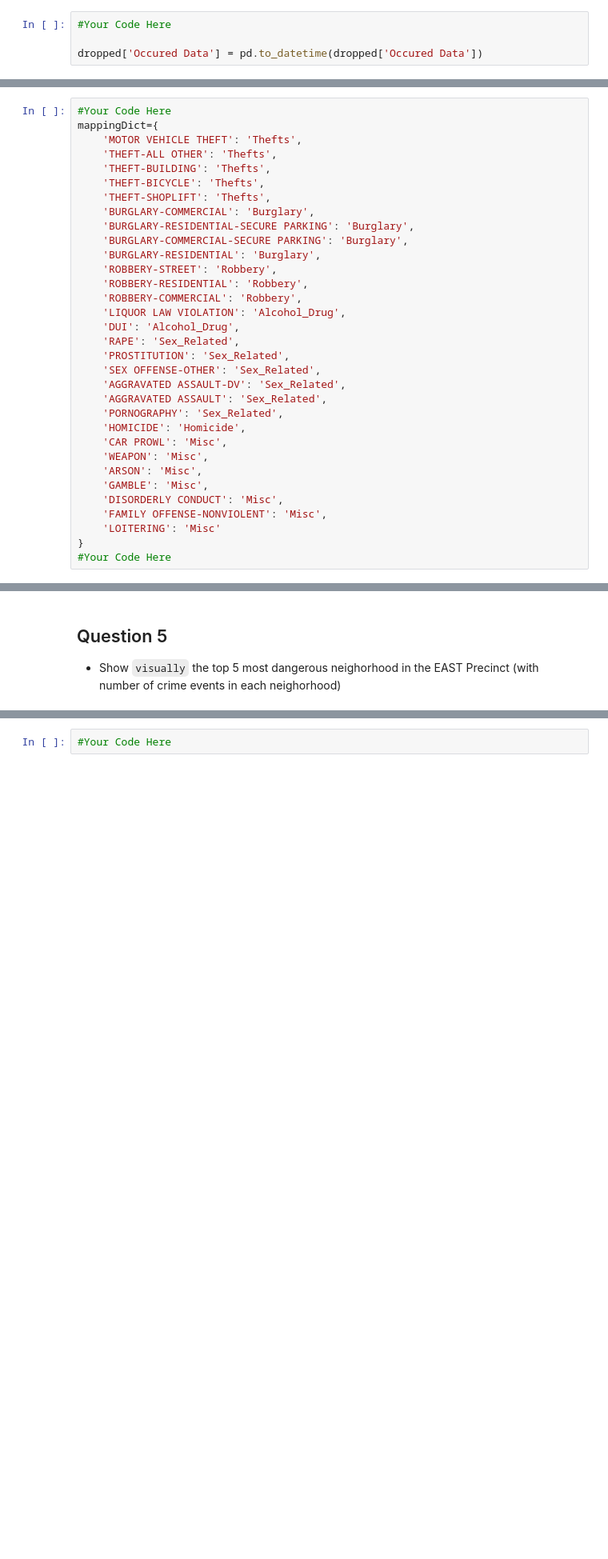
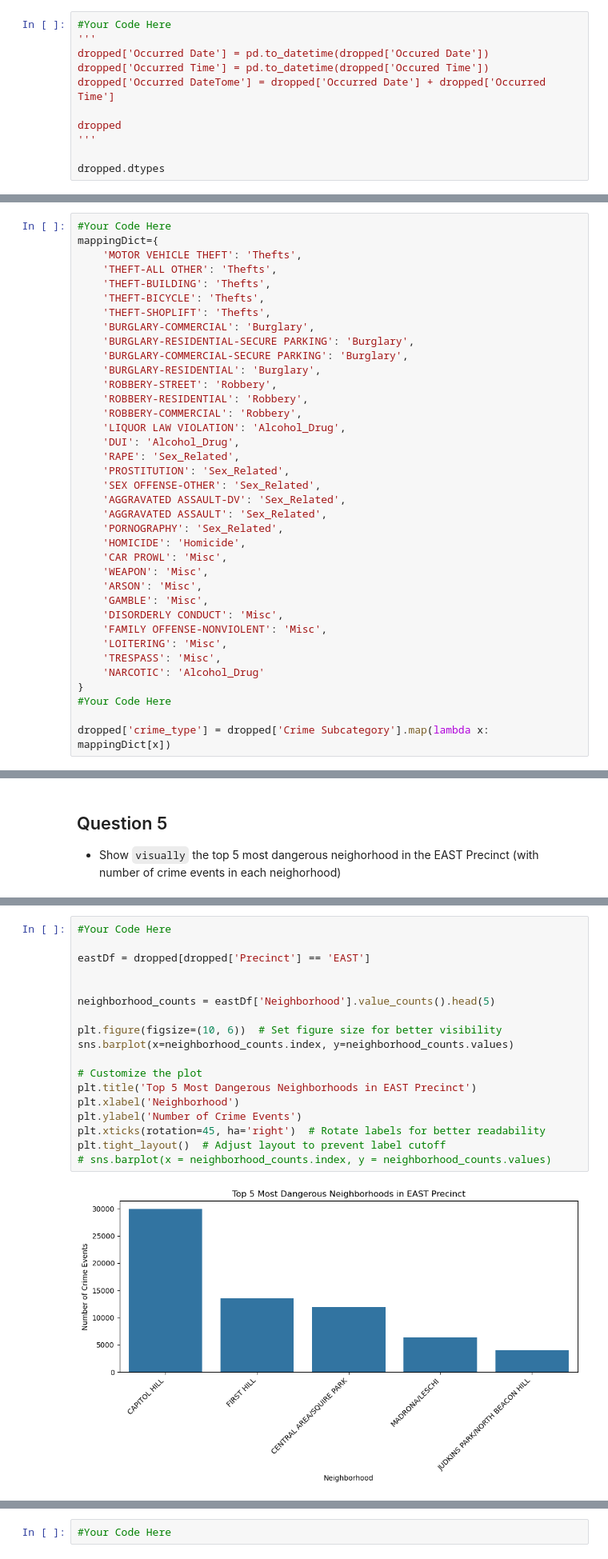
Before and after one commit to gkbichara/Programming-Tools, a Jupyter notebook: Assignment5/Assignment05.ipynb, the cells around one changed output, grey strips where cells are left out. Shown: that part at 80% size. Cells and saved outputs as stored; diff of their text form; blank space fills up the shorter version.

```diff
--- a/Assignment5/Assignment05.ipynb
+++ b/Assignment5/Assignment05.ipynb
@@ -41,7 +41,14 @@ Name: count, dtype: int64
 - **Hints**:
     - The panadas function **pd.to_datetime** can help
     - The loaded Occurred/Reported Time appears to be a float like '1930.0'. This should be interpreted as '19:30:00' eventually
-# %%
-#Your Code Here
-
-dropped['Occured Data'] = pd.to_datetime(dropped['Occured Data'])
+# %%
+#Your Code Here
+'''
+dropped['Occurred Date'] = pd.to_datetime(dropped['Occured Date'])
+dropped['Occurred Time'] = pd.to_datetime(dropped['Occured Time'])
+dropped['Occurred DateTome'] = dropped['Occurred Date'] + dropped['Occurred Time']
+
+dropped
+'''
+
+dropped.dtypes
@@ -88,6 +108,10 @@ mappingDict={
     'GAMBLE': 'Misc',
     'DISORDERLY CONDUCT': 'Misc',
     'FAMILY OFFENSE-NONVIOLENT': 'Misc',
-    'LOITERING': 'Misc'
+    'LOITERING': 'Misc',
+    'TRESPASS': 'Misc',
+    'NARCOTIC': 'Alcohol_Drug'
 }
 #Your Code Here
+
+dropped['crime_type'] = dropped['Crime Subcategory'].map(lambda x: mappingDict[x])
@@ -108,3 +138,23 @@ mappingDict={
+# %%
+#Your Code Here
+
+eastDf = dropped[dropped['Precinct'] == 'EAST']
+
+
+neighborhood_counts = eastDf['Neighborhood'].value_counts().head(5)
+
+plt.figure(figsize=(10, 6))  # Set figure size for better visibility
+sns.barplot(x=neighborhood_counts.index, y=neighborhood_counts.values)
+
+# Customize the plot
+plt.title('Top 5 Most Dangerous Neighborhoods in EAST Precinct')
+plt.xlabel('Neighborhood')
+plt.ylabel('Number of Crime Events')
+plt.xticks(rotation=45, ha='right')  # Rotate labels for better readability
+plt.tight_layout()  # Adjust layout to prevent label cutoff
+# sns.barplot(x = neighborhood_counts.index, y = neighborhood_counts.values)
+# %% [output]
+[figure, added]
 # %% [markdown]
 ## Question 6
 - Create column called **year** that shows the year of the crime. Which year has the lowest and highest crime event counts, respectively?
```
Also changed, not shown: parts of 5 cells of this notebook.
